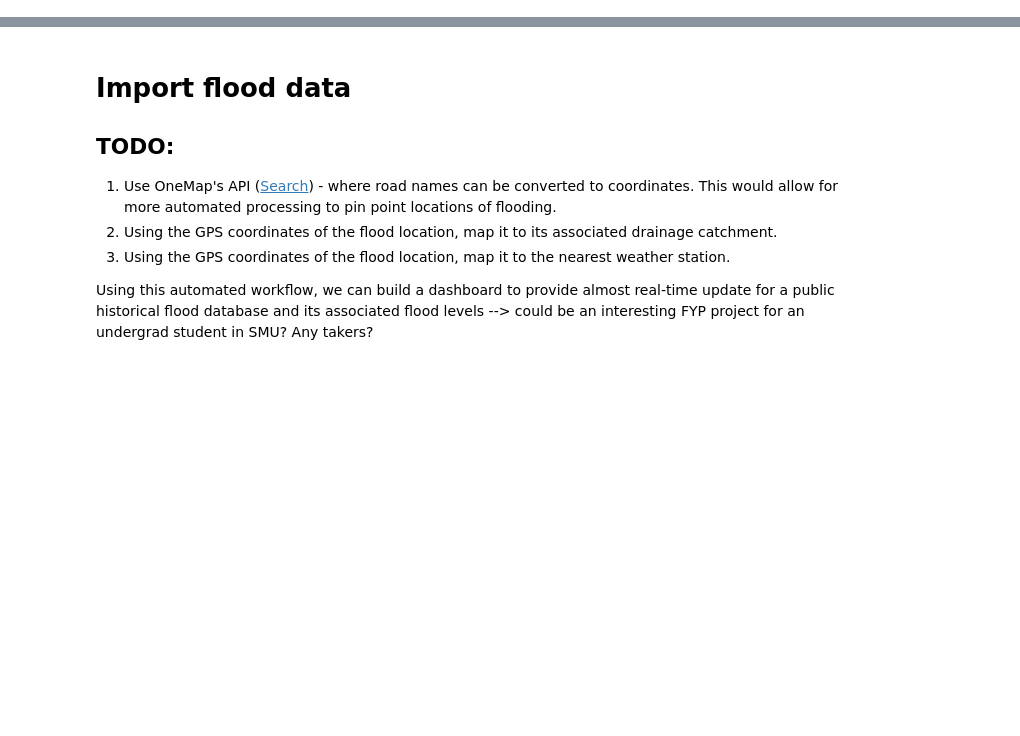
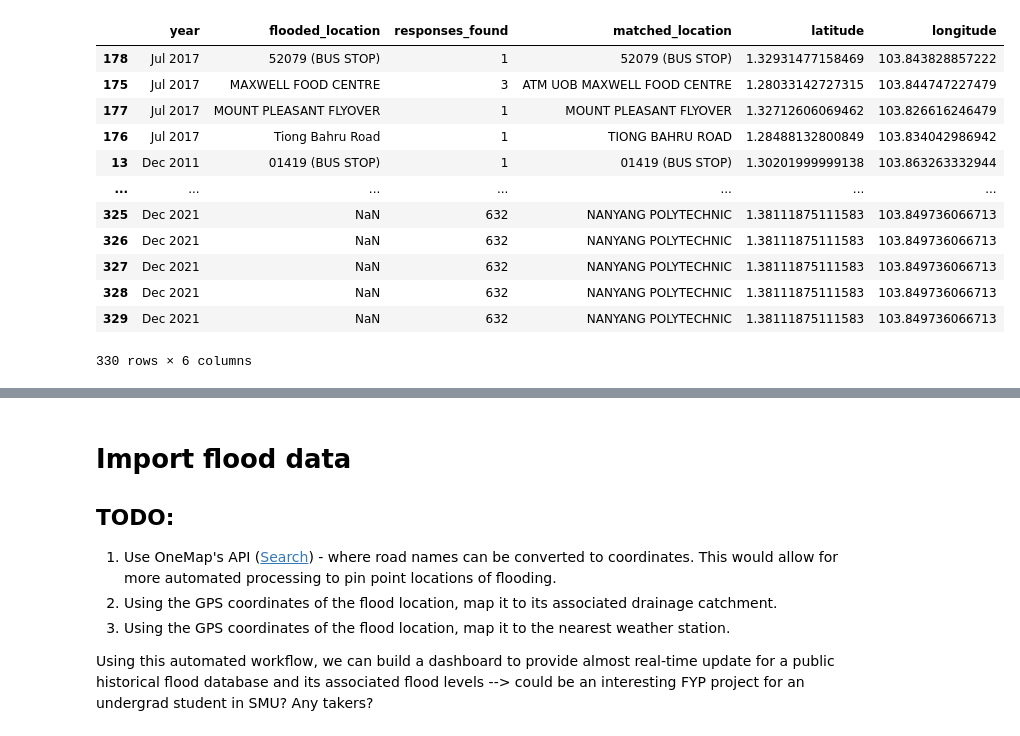
Before and after one commit to pakhuiying/NCCS_analysis, a Jupyter notebook: flood_analysis.ipynb, the cells around one changed output, grey strips where cells are left out. Drawn from its saved outputs; the diff is of its cells as text; code cells hidden in the pictures; blank space fills up the shorter version.

```diff
--- a/flood_analysis.ipynb
+++ b/flood_analysis.ipynb
@@ -11,0 +14,3 @@ from osgeo import gdal, ogr
+# %%
+flooding_hotspots = pd.read_csv(r"C:\Users\hypak\OneDrive - Singapore Management University\Documents\Data\Climate Impacts in Singapore\Flooding\flooding_hotspots.csv")
+flooding_hotspots.head()
@@ -11,0 +24,45 @@ from osgeo import gdal, ogr
+# %%
+def get_flooding_hotspots(flooding_hotspots,save_fp=None):
+    """ Returns the matched location given a flooded location, using the OneMap API
+    Args:
+        flooding_hotspots (pd.DataFrame): each column corresponds to flooding locations in that particular year
+        save_fp (str): file to save csv
+    Returns:
+        pd.DataFrame:
+    """
+    hotspots = []
+    for col in flooding_hotspots.columns.to_list():
+        locations = flooding_hotspots[col].to_list()
+        year = col.split('-')[1]
+        year = year.strip()
+        for l in locations:
+            response_found, searchVal, latitude, longitude = flood_utils.get_coordinates_from_location(l)
+            hotspots.append({'year':year,
+                            'flooded_location':l,
+                              'responses_found':response_found,
+                              'matched_location':searchVal,
+                              'latitude':latitude,
+                              'longitude':longitude})
+    df = pd.DataFrame(hotspots)
+    df = df.sort_values(by=['flooded_location'])
+    if save_fp is not None and os.path.exists(os.path.dirname(save_fp)):
+        df.to_csv(save_fp,index=False)
+
+    return df
+
+get_flooding_hotspots(flooding_hotspots,
+                      save_fp = os.path.join(r"Exported_Data",'flooding_hotspots.csv'))
+# %% [output]
+|  | year | flooded_location | responses_found | matched_location | latitude | longitude |
+| 178 | Jul 2017 | 52079 (BUS STOP) | 1 | 52079 (BUS STOP) | 1.32931477158469 | 103.843828857222 |
+| 175 | Jul 2017 | MAXWELL FOOD CENTRE | 3 | ATM UOB MAXWELL FOOD CENTRE | 1.28033142727315 | 103.844747227479 |
+| 177 | Jul 2017 | MOUNT PLEASANT FLYOVER | 1 | MOUNT PLEASANT FLYOVER | 1.32712606069462 | 103.826616246479 |
+| 176 | Jul 2017 | Tiong Bahru Road | 1 | TIONG BAHRU ROAD | 1.28488132800849 | 103.834042986942 |
+| 13 | Dec 2011 | 01419 (BUS STOP) | 1 | 01419 (BUS STOP) | 1.30201999999138 | 103.863263332944 |
+| ... | ... | ... | ... | ... | ... | ... |
+| 325 | Dec 2021 | NaN | 632 | NANYANG POLYTECHNIC | 1.38111875111583 | 103.849736066713 |
+| 326 | Dec 2021 | NaN | 632 | NANYANG POLYTECHNIC | 1.38111875111583 | 103.849736066713 |
+| 327 | Dec 2021 | NaN | 632 | NANYANG POLYTECHNIC | 1.38111875111583 | 103.849736066713 |
+| 328 | Dec 2021 | NaN | 632 | NANYANG POLYTECHNIC | 1.38111875111583 | 103.849736066713 |
+| 329 | Dec 2021 | NaN | 632 | NANYANG POLYTECHNIC | 1.38111875111583 | 103.849736066713 |
+330 rows × 6 columns
```
Also changed, not shown: parts of 3 cells of this notebook.
